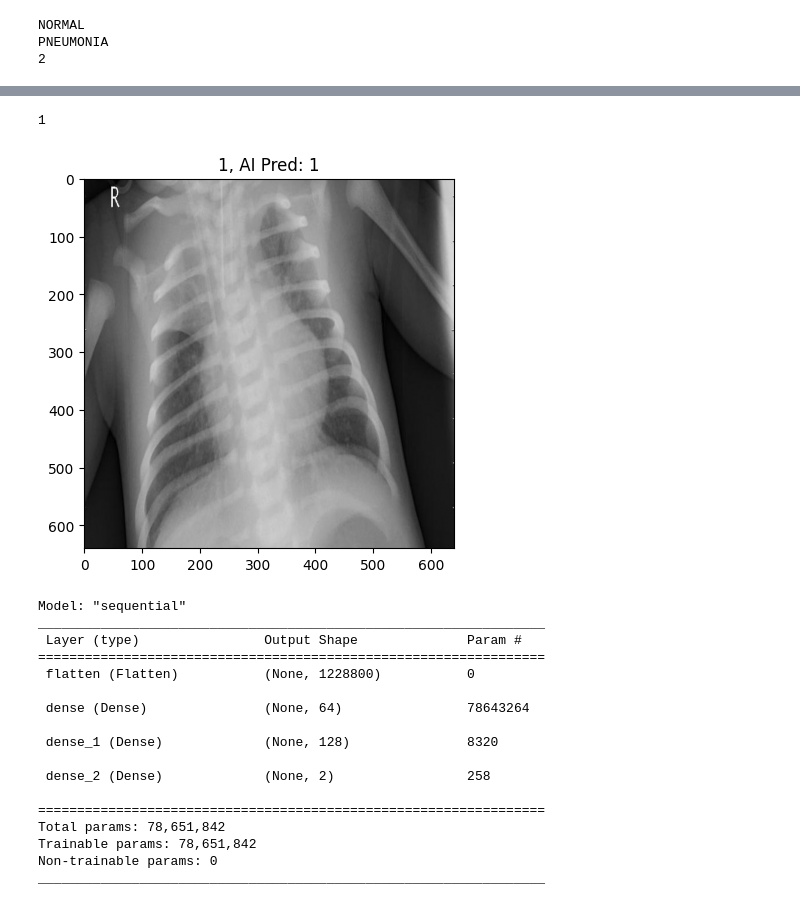
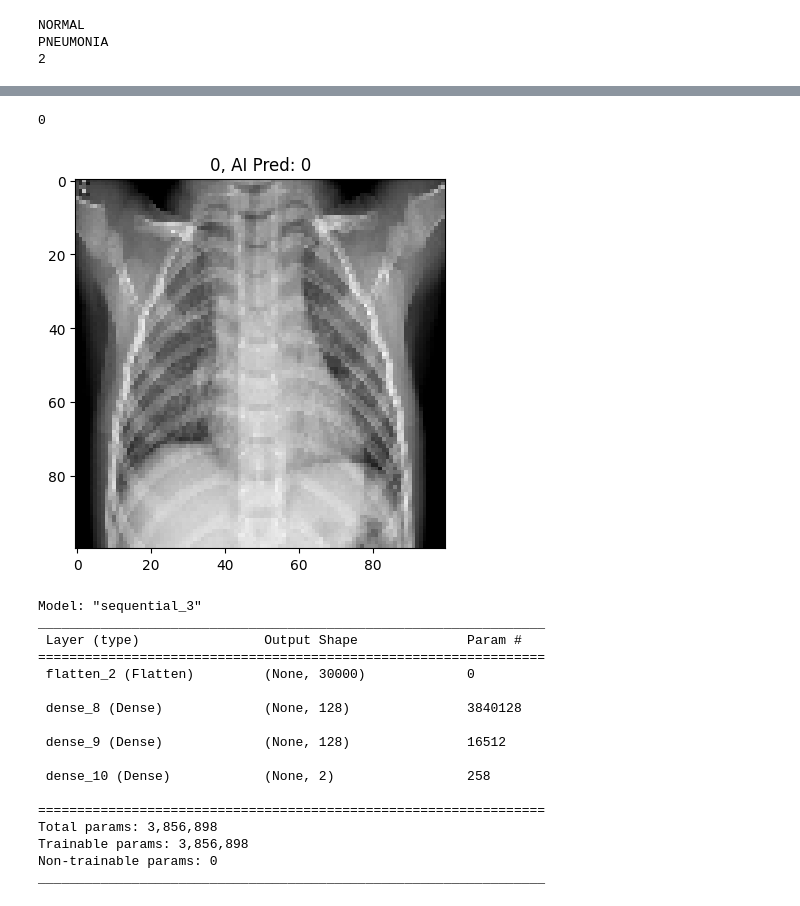
Before and after one commit to MoricCosmo/ECG-AI, a Jupyter notebook: LUNG_AI.ipynb, the cells around one changed output, grey strips where cells are left out. Cells and saved outputs as stored; diff of their text form; code cells hidden in the pictures.

Commit message:
Use Full Dataset

```diff
--- a/LUNG_AI.ipynb
+++ b/LUNG_AI.ipynb
@@ -1,7 +1,7 @@
 # %%
 from datasets import load_dataset
 
-dataset = load_dataset("keremberke/chest-xray-classification", name="mini")
+dataset = load_dataset("keremberke/chest-xray-classification", name="full")
 # %%
 import matplotlib.pyplot as plt
 import tensorflow as tf
@@ -24,7 +25,7 @@ PNEUMONIA
 # %%
 image_train = []
 for i in dataset["train"]["image"]:
-  image_train.append(np.asarray(i))
+  image_train.append(cv.resize(np.asarray(i), (100, 100)))
 
 image_train = np.asanyarray(image_train)
 
@@ -34,7 +35,7 @@ label_train = np.asanyarray(dataset["train"]["labels"])
 
 image_test = []
 for i in dataset["test"]["image"]:
-  image_test.append(np.asarray(i))
+  image_test.append(cv.resize(np.asarray(i), (100, 100)))
 
 image_test = np.asanyarray(image_test)
 
@@ -127,8 +123,10 @@ image_test = image_test / 255.0
 # %%
 model = tf.keras.Sequential([
-    tf.keras.layers.Flatten(input_shape=(640, 640, 3)),
-    tf.keras.layers.Dense(64, activation='relu'),
+    tf.keras.layers.Flatten(input_shape=(100, 100, 3)),
     tf.keras.layers.Dense(128, activation='relu'),
+    # tf.keras.layers.BatchNormalization(),
+    tf.keras.layers.Dense(128, activation='relu'),
+    # tf.keras.layers.Dropout(0.2),
     tf.keras.layers.Dense(2)
 ])
 # %%
@@ -138,5 +136,5 @@ model.compile(
     metrics=['accuracy']
     )
 # %%
-model.fit(image_train, label_train, epochs=10)
+model.fit(image_train, label_train, epochs=30)
 # %% [output]
@@ -182,34 +200,34 @@ array([0., 1.], dtype=float32)
 # %%
 np.argmax(predictions[3])
 # %% [output]
-1
+0
 # %%
-num = 3
+num =50
 plt.imshow(image_test[num])
 plt.title(label="{0}, AI Pred: {1}".format(label_test[num], np.argmax(predictions[num])))
 plt.show()
 # %% [output]
-[figure, old version]
+[figure, new version]
 # %%
 import h5py
 # %%
-model.save("LUNG-AI.h5")
+model.save("LUNG-AI-5.h5")
 model.summary()
 # %% [output]
-Model: "sequential"
+Model: "sequential_3"
 _________________________________________________________________
  Layer (type)                Output Shape              Param #
 =================================================================
- flatten (Flatten)           (None, 1228800)           0
+ flatten_2 (Flatten)         (None, 30000)             0
 
- dense (Dense)               (None, 64)                78643264
+ dense_8 (Dense)             (None, 128)               3840128
 
- dense_1 (Dense)             (None, 128)               8320
+ dense_9 (Dense)             (None, 128)               16512
 
- dense_2 (Dense)             (None, 2)                 258
+ dense_10 (Dense)            (None, 2)                 258
 
 =================================================================
-Total params: 78,651,842
-Trainable params: 78,651,842
+Total params: 3,856,898
+Trainable params: 3,856,898
 Non-trainable params: 0
 _________________________________________________________________
```
Also changed, not shown: parts of 12 cells of this notebook, 2 other files.
